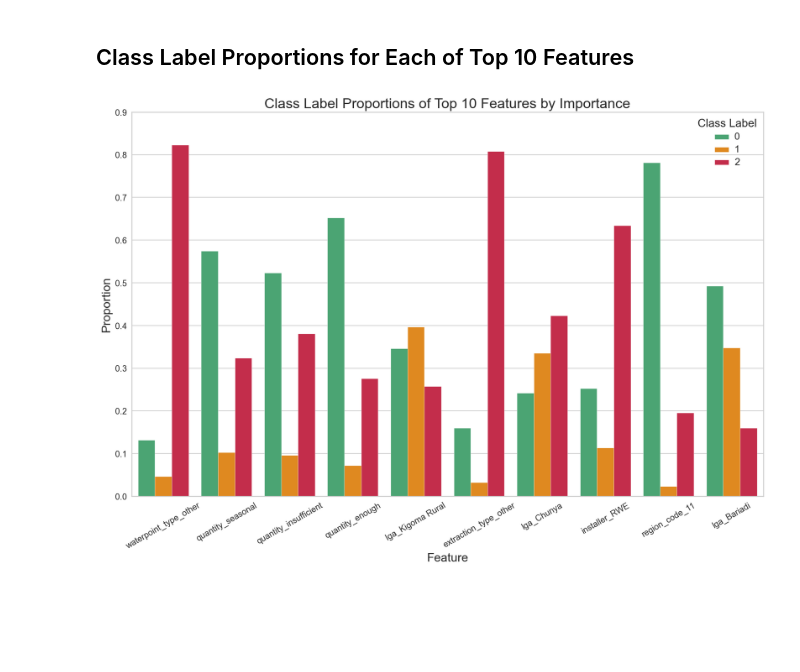
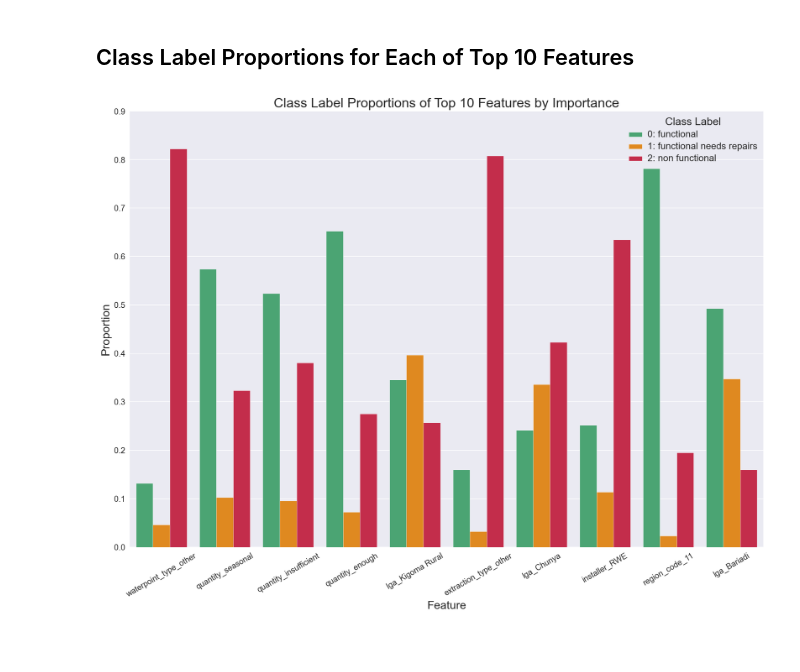
Before and after one commit to rjpost20/Classification-Project, a Jupyter notebook: Water Pump Classification Model.ipynb, the cells around one changed output. Drawn from its saved outputs; the diff is of its cells as text; code cells hidden in the pictures; blank space fills up the shorter version.

```diff
--- a/Water Pump Classification Model.ipynb
+++ b/Water Pump Classification Model.ipynb
@@ -2035,23 +2035,27 @@ for item in feature_importances_df.Feature.values:
 
 proportions_df = pd.DataFrame(list(zip(features, proportions, class_labels)),
                               columns=['Feature', 'Proportion', 'Class Label'])
-# %%
-fig, ax = plt.subplots(figsize=(16, 10))
-
-ax.set_facecolor('white')
-palette = {0: 'mediumseagreen', 1: 'darkorange', 2: 'crimson'}
-sns.barplot(x='Feature', y='Proportion', hue='Class Label', data=proportions_df, palette=palette)
-plt.title('Class Label Proportions of Top 10 Features by Importance', fontsize=20)
-plt.xlabel('Feature', fontsize=17)
-plt.ylabel('Proportion', fontsize=17)
-plt.xticks(ax.get_xticks(), size=12)
-plt.yticks(ax.get_yticks(), size=12)
-ax.set_xticklabels(ax.get_xticklabels(),rotation=30)
-plt.setp(ax.get_legend().get_texts(), fontsize='14')
-plt.setp(ax.get_legend().get_title(), fontsize='16')
-plt.show();
-# %% [output]
-[figure, removed]
+# %%
+fig, ax = plt.subplots(figsize=(17, 12))
+
+palette = {0: 'mediumseagreen', 1: 'darkorange', 2: 'crimson'}
+sns.barplot(x='Feature', y='Proportion', hue='Class Label', data=proportions_df, palette=palette)
+plt.title('Class Label Proportions of Top 10 Features by Importance', fontsize=20)
+plt.xlabel('Feature', fontsize=17)
+plt.ylabel('Proportion', fontsize=17)
+plt.xticks(ax.get_xticks(), size=12)
+plt.yticks(ax.get_yticks(), size=12)
+ax.set_xticklabels(ax.get_xticklabels(),rotation=30)
+legend=plt.legend(title='Class Label')
+legend.get_texts()[0].set_text('0: functional')
+legend.get_texts()[1].set_text('1: functional needs repairs')
+legend.get_texts()[2].set_text('2: non functional')
+plt.setp(ax.get_legend().get_texts(), fontsize='14')
+plt.setp(ax.get_legend().get_title(), fontsize='16')
+plt.savefig('visualizations/top_10_features_class_proportions_plot.png', dpi=300, bbox_inches='tight')
+plt.show();
+# %% [output]
+[figure, added]
 # %% [markdown]
 <br>
 # %% [markdown]
```
Also changed, not shown: parts of 2 cells of this notebook.
